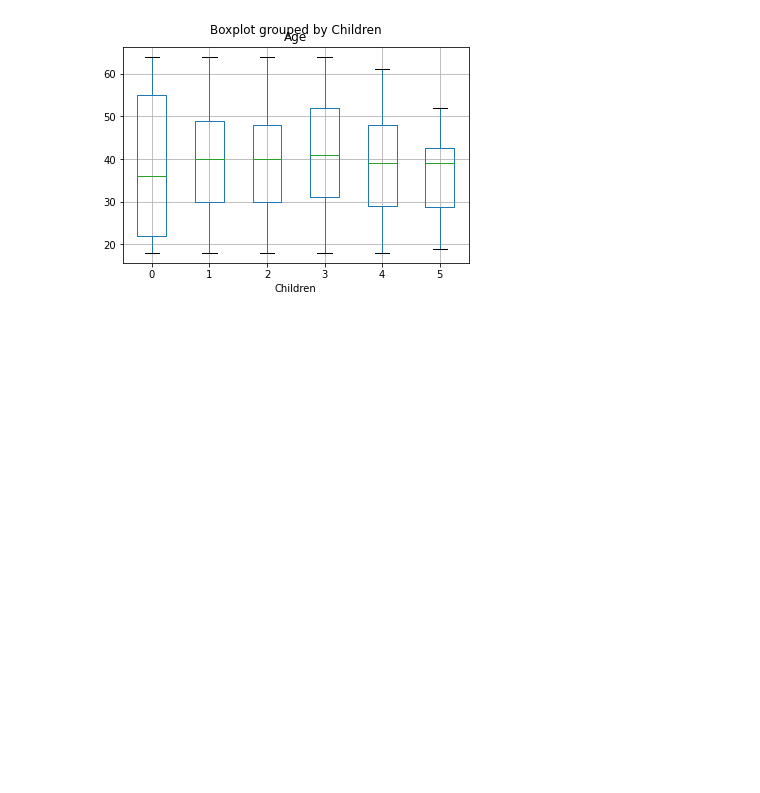
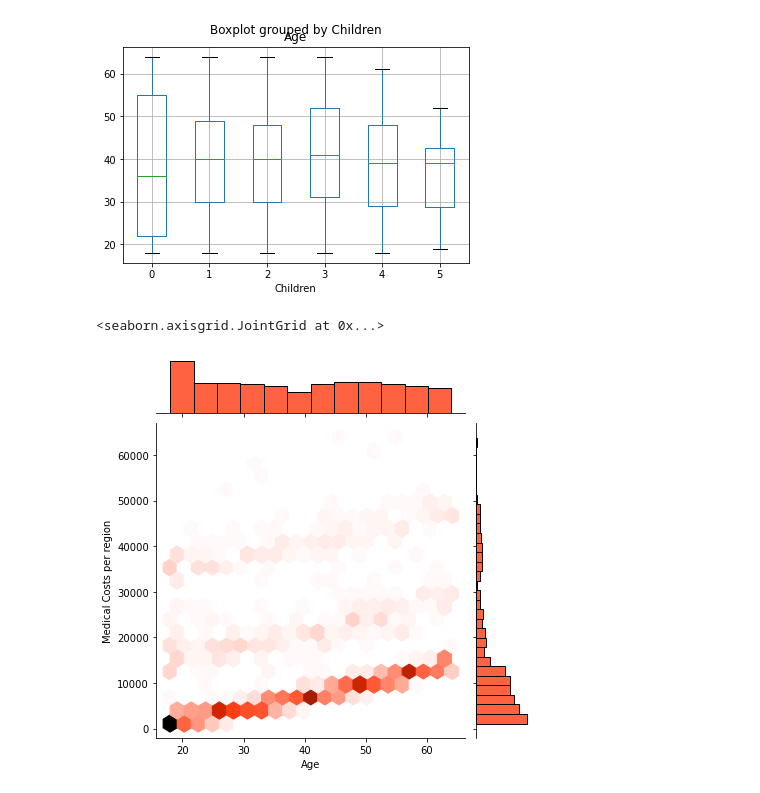
Before and after one commit to data301-2020-winter2/course-project-group_1015, a Jupyter notebook: CombinedEDA.ipynb, the cells around one changed output. Cells and saved outputs as stored; diff of their text form; code cells hidden in the pictures; blank space fills up the shorter version.

```diff
--- a/CombinedEDA.ipynb
+++ b/CombinedEDA.ipynb
@@ -65,3 +65,8 @@ df.boxplot(column='Age',by = 'Children')
 # %% [output]
 <AxesSubplot:title={'center':'Age'}, xlabel='Children'>
 [figure]
+# %%
+sns.jointplot(x = 'Age', y = "Medical Costs per region",kind = 'hex',color = '#FF2D00', data = df1)
+# %% [output]
+<seaborn.axisgrid.JointGrid at 0x...>
+[figure, added]
```
Also changed, not shown: parts of 3 cells of this notebook, 4 other files.
